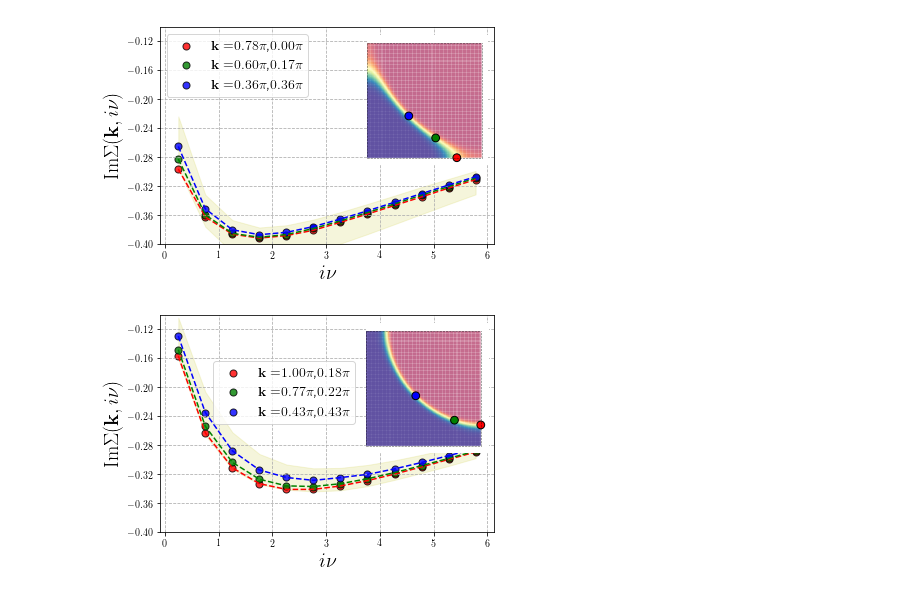
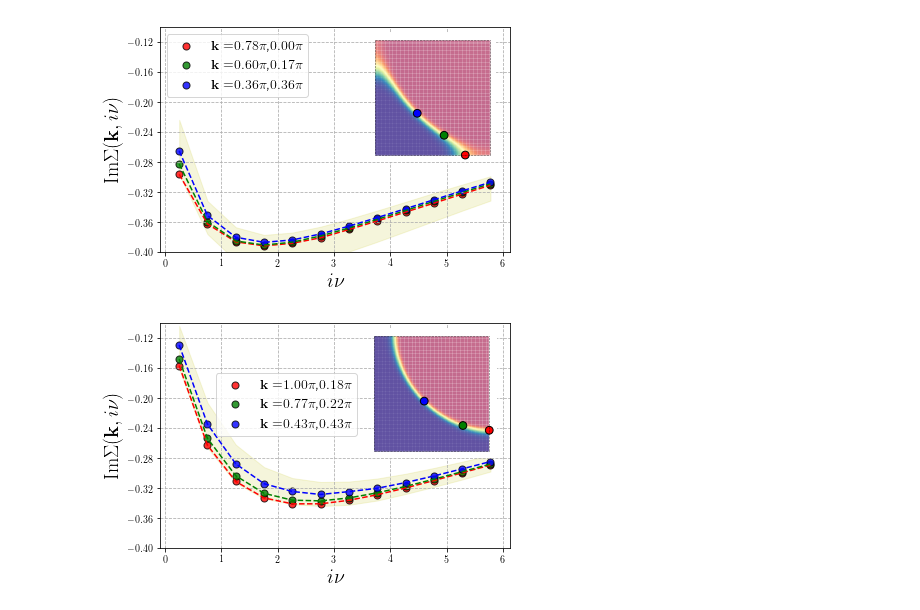
Before and after one commit to Ciro-Taranto/fRG_paper, a Jupyter notebook: scripts/Self_energy_both.ipynb, the cells around one changed output. Cells and saved outputs as stored; diff of their text form; code cells hidden in the pictures.

```diff
--- a/scripts/Self_energy_both.ipynb
+++ b/scripts/Self_energy_both.ipynb
@@ -2,7 +2,8 @@
 import numpy as np
 import matplotlib.pyplot as plt
 from matplotlib.colors import ListedColormap
-
+from matplotlib import rcParams
+rcParams.update({'figure.autolayout': True})
 %matplotlib inline
 # %%
 def subFermi (namefile, ax,  title=None, xtw =True , ytw =True, bar = False   ):
@@ -54,7 +55,7 @@ plt.legend(loc=2,fontsize=14)
 
 # Inset
 psize = 50.0
-ax = plt.axes([0.52, 0.40, .45, .45])
+ax = plt.axes([0.57, 0.48, .45, .45])
 subFermi('../data/Fermi_occupation_NOSE_fill0_600.txt',ax)
 color = ['none' for i in range(kx.shape[0])]
 size  = [10.0 for i in range(kx.shape[0])]
@@ -75,9 +76,9 @@ ax.spines['left'].set_visible(False)
 ax.spines['bottom'].set_visible(False)
 ax.set_aspect(1)
 
-plt.savefig('../images/juppy/Self_Im_occ0600.png')
+plt.savefig('../images/juppy/Self_Im_occ0600.png',dpi=300)
 # %% [output]
-[figure, old version]
+[figure, new version]
 # %%
 def subFermi (namefile, ax,  title=None, xtw =True , ytw =True, bar = False   ):
     cmap = 'jet'
@@ -125,33 +126,33 @@ for ik, i in zip(ikplt,range(len(ikplt))):
 plt.gca().set_yticks(np.arange(0.,-0.5,-0.04))
 plt.gca().set_xlabel(r'$i\nu$', fontsize = 20)
 plt.gca().set_ylabel(r'$\mathrm{Im}\Sigma(\mathbf{k},i\nu)$', fontsize = 20)
 #plt.ylim([-0.36,-0.10])
 plt.ylim([-0.40,-0.1])
 plt.grid(linestyle='dashed')
 plt.legend(loc=(0.16,0.5), fontsize=14)
 
 # Inset
 psize = 50.0
-ax = plt.axes([0.52, 0.40, .45, .45])
+ax = plt.axes([0.57, 0.48, .45, .45])
 subFermi('../data/Fermi_occupation_NOSE_fill0_975.txt',ax)
 color = ['none' for i in range(kx.shape[0])]
 size  = [10.0 for i in range(kx.shape[0])]
 
 ax.scatter(kx[ikplt],ky[ikplt],marker='o',edgecolor='black', s=60,c=['red','green','blue'])
 ax.set_xticks([])
 ax.set_yticks([])
 ax.plot([0.,0.],[np.pi,0.],linestyle='dashed', linewidth = 0.6, color = 'black', alpha = 0.6)
 ax.plot([0,np.pi],[np.pi,np.pi],linestyle='dashed', linewidth = 0.6, color = 'black', alpha = 0.6)
 ax.plot([np.pi,np.pi],[0.,np.pi],linestyle='dashed', linewidth = 0.6, color = 'black', alpha = 0.6)
 ax.plot([0.0,np.pi],[0.0,0.0],linestyle='dashed', linewidth = 0.6, color = 'black', alpha = 0.6)
 ax.set_ylim(-0.2,np.pi+0.2)
 
 ax.spines['right'].set_visible(False)
 ax.spines['top'].set_visible(False)
 ax.spines['left'].set_visible(False)
 ax.spines['bottom'].set_visible(False)
 ax.set_aspect(1)
 
-plt.savefig('../images/juppy/Self_Im_occ0975.png')
+plt.savefig('../images/juppy/Self_Im_occ0975.png',dpi=300)
 # %% [output]
-[figure, old version]
+[figure, new version]
```
Also changed, not shown: 18 other files.
